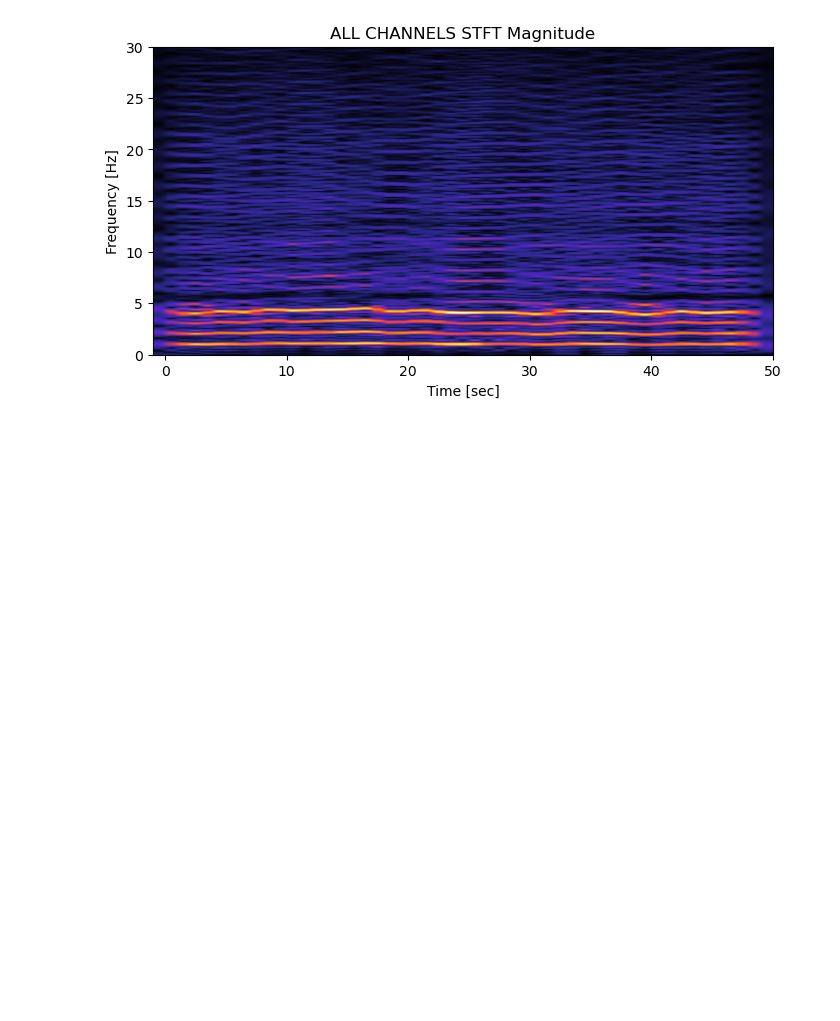
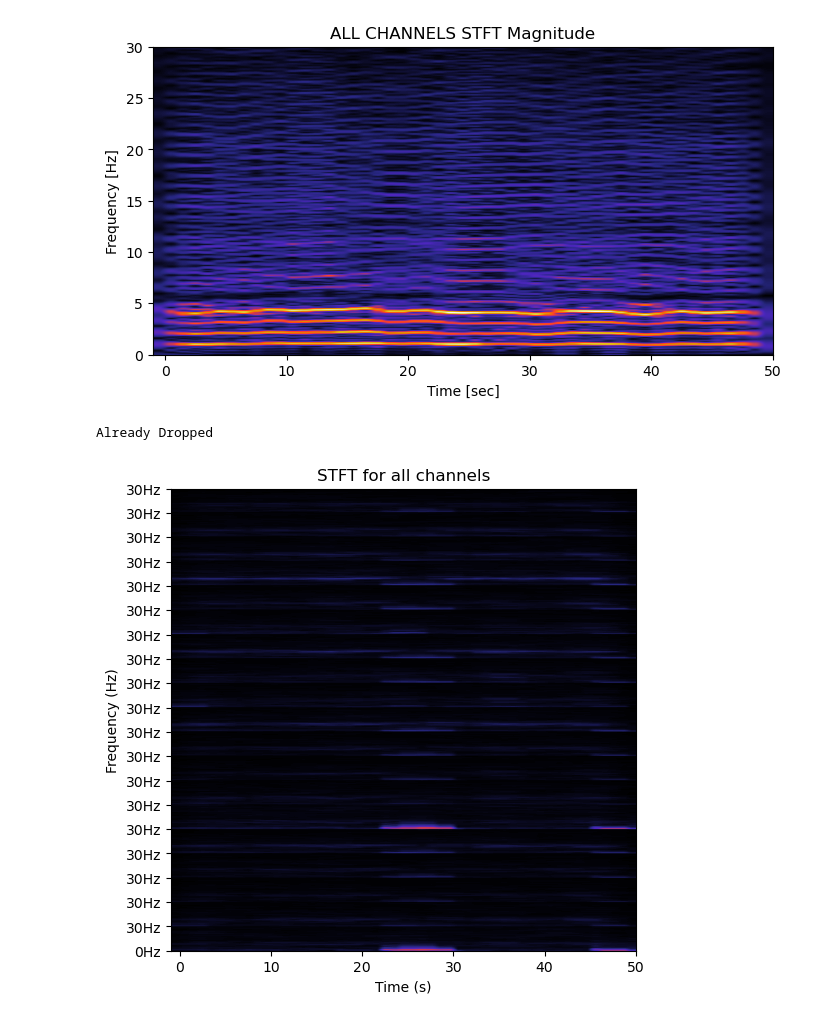
Before and after one commit to sohds/LLaVA-Med-plus-EEG, a Jupyter notebook: eeg_visualization.ipynb, the cells around one changed output. Cells and saved outputs as stored; diff of their text form; code cells hidden in the pictures; blank space fills up the shorter version.

Commit message:
stft each channels plot

```diff
--- a/eeg_visualization.ipynb
+++ b/eeg_visualization.ipynb
@@ -360,3 +360,67 @@ plt.savefig('./ALL_CHANNELS_PLUS.jpg', dpi=500)
 plt.show()
 # %% [output]
 [figure]
+# %%
+# 1) STFT Object 생성
+window_length = int(fs) * 4 # 4초 구간의 Window
+w = np.ones(window_length)
+hop_length = int(fs) # 1초 구간의 Hop
+
+STFT = signal.ShortTimeFFT(w, hop=hop_length, fs=fs, mfft=4*w.shape[0])
+
+# 2) Channel Selection (여기서는 EKG, EOG를 drop, 추후에 EEG 데이터 순서도 생각하고 있어야 함.)
+channels_to_drop = ['EKG', 'EOGLt-AVG', 'EOGRt-AVG']
+try:
+    sample.drop_channels(channels_to_drop)
+except:
+    print('Already Dropped')
+
+# 3) 각 channel STFT result array List로 만들기
+
+def limit_max_freq(stft_res, max_freq):
+    '''
+    실제 STFT 결과 Array shape의 y축은 Frequency Range와 다르다.
+    이를 해결하기 위해 plt.imshow()에서 extent arg로 STFT.extent()를 넘겨서 plot 표현을 하고,
+    ylim을 통해 원하는 freq 대역을 볼 수 있었다.
+    원하는 의도의 plot을 하기 위해서는 실제 STFT 결과에 원한 freq 범위를 가지도록 해야 한다.
+    즉, 이 함수는 STFT 결과에 대해 max_freq를 arg로 받아서 실제 STFT 결과에 해당 범위를 가지도록 한다.
+    stft_res: STFT 실행 후 결과
+    max_freq: 표현하고자 하는 Max Frequency
+    '''
+    plot_extent_y_max = STFT.extent(sample_length)[-1]
+    real_extent_y_max = stft_res.shape[0]
+    real_max_freq = int(max_freq / plot_extent_y_max * real_extent_y_max)
+    return stft_res[:real_max_freq, :]
+
+data, times = sample[:, :] # mne로 로드한 EDF 파일
+max_freq = 30
+stft_arr = np.array([limit_max_freq(abs(STFT.stft(data[i])), max_freq) for i in range(data.shape[0])])
+stft_all = np.concatenate(stft_arr, axis=0)
+
+# 4) ALL CHANNEL STFT PLOT VISUALIZAITON
+stft_extent = STFT.extent(sample_length)
+stft_extent_plot = (stft_extent[0],
+                    stft_extent[1],
+                    stft_extent[2],
+                    max_freq*data.shape[0])
+plt.figure(figsize=(6,6))
+plt.imshow(stft_all,
+           origin='lower',
+           aspect='auto',
+           cmap='CMRmap',
+           extent=stft_extent_plot)
+
+ylabels = ['0Hz']
+ylabels.extend([f'{max_freq}Hz' for i in range(data.shape[0])])
+ylabels = tuple(ylabels)
+plt.yticks([i * max_freq for i in range(data.shape[0]+1)],
+           ylabels)
+plt.xlabel('Time (s)')
+plt.ylabel('Frequency (Hz)')
+plt.title('STFT for all channels')
+
+plt.savefig('./Plot Samples/each_channel_stft.jpg', dpi=500)
+plt.show()
+# %% [output]
+Already Dropped
+[figure, added]
```
Also changed, not shown: parts of 5 cells of this notebook, 3 other files.
